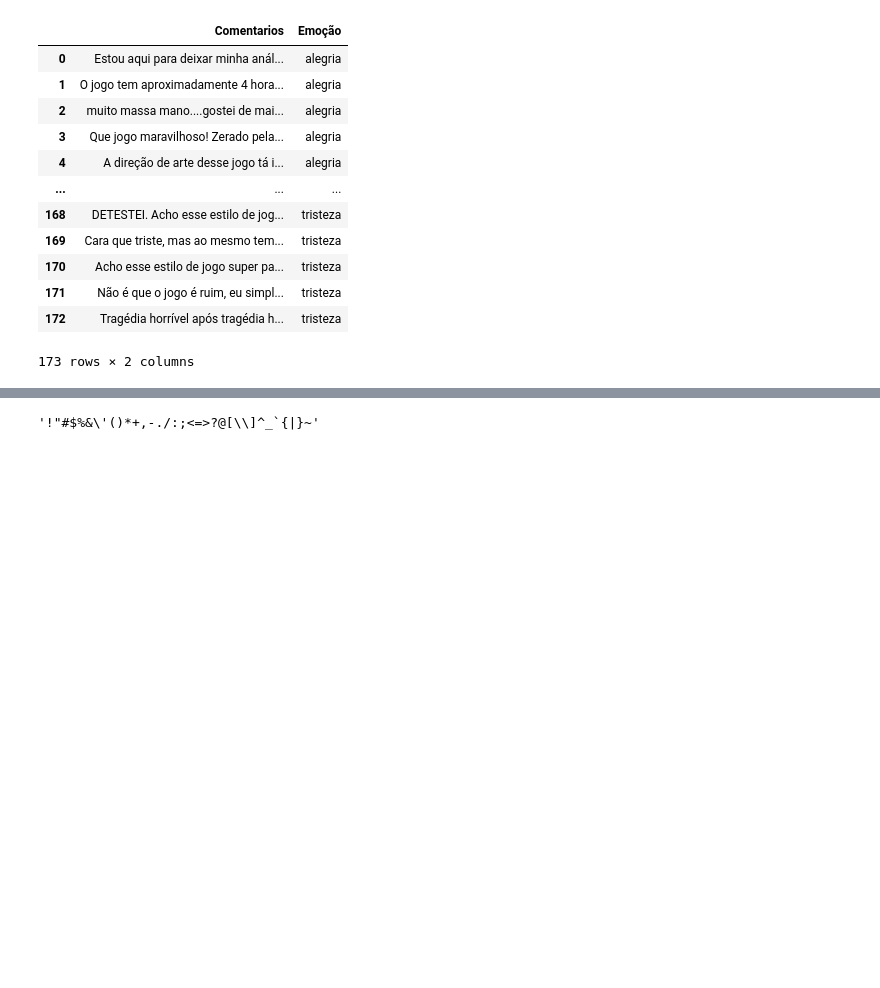
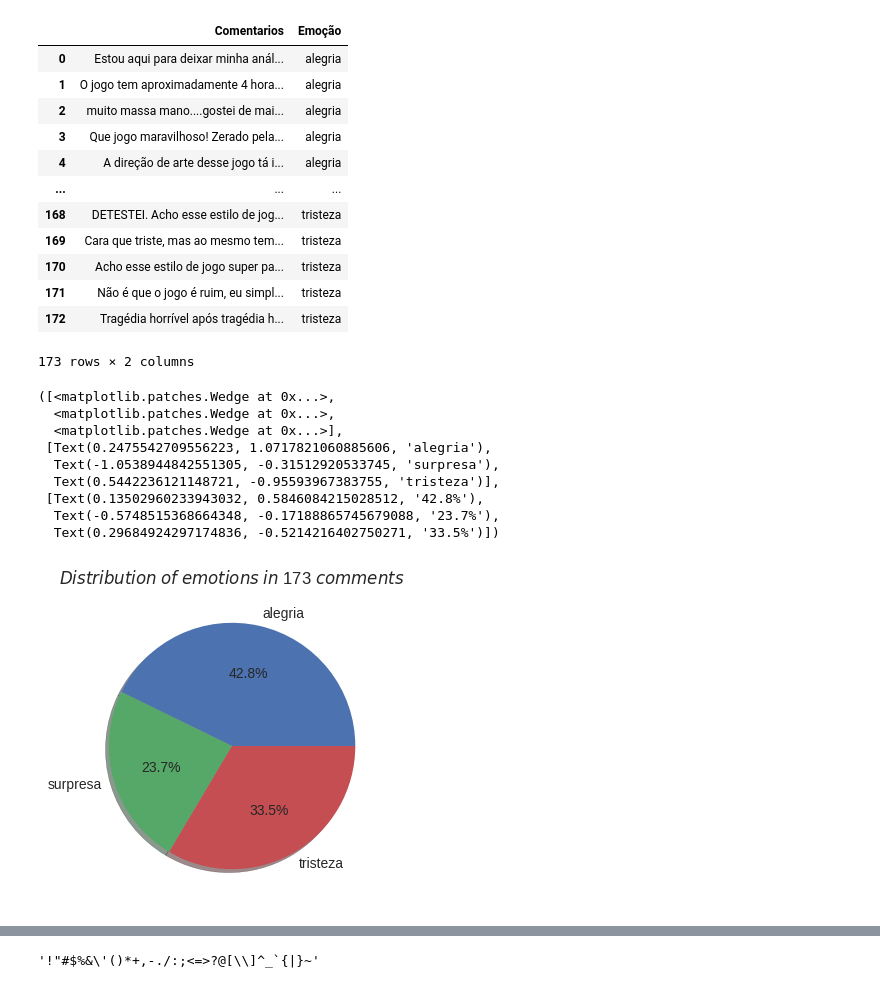
Before and after one commit to syannekaroline/emotion-analysis, a Jupyter notebook: spacyTest.ipynb, the cells around one changed output, grey strips where cells are left out. Drawn from its saved outputs; the diff is of its cells as text; code cells hidden in the pictures; blank space fills up the shorter version.

```diff
--- a/spacyTest.ipynb
+++ b/spacyTest.ipynb
@@ -28,6 +53,23 @@ df
 | 171 | Não é que o jogo é ruim, eu simpl... | tristeza |
 | 172 | Tragédia horrível após tragédia h... | tristeza |
 173 rows × 2 columns
+# %%
+emotions = Counter(df.Emoção)
+plt.figure(figsize=(9, 4))
+plt.title(f'$Distribution $ $of$ $emotions$ $in$ {len(list(df.Emoção))} $comments$')
+plt.pie(x=emotions.values(), labels=emotions.keys(),
+        shadow=True, autopct='%1.1f%%')
+# %% [output]
+([<matplotlib.patches.Wedge at 0x...>,
+  <matplotlib.patches.Wedge at 0x...>,
+  <matplotlib.patches.Wedge at 0x...>],
+ [Text(0.2475542709556223, 1.0717821060885606, 'alegria'),
+  Text(-1.0538944842551305, -0.31512920533745, 'surpresa'),
+  Text(0.5442236121148721, -0.95593967383755, 'tristeza')],
+ [Text(0.13502960233943032, 0.5846084215028512, '42.8%'),
+  Text(-0.5748515368664348, -0.17188865745679088, '23.7%'),
+  Text(0.29684924297174836, -0.5214216402750271, '33.5%')])
+[figure, added]
 # %%
 
 !python3 -m spacy download pt
```
Also changed, not shown: parts of 17 cells of this notebook, 5 other files.
